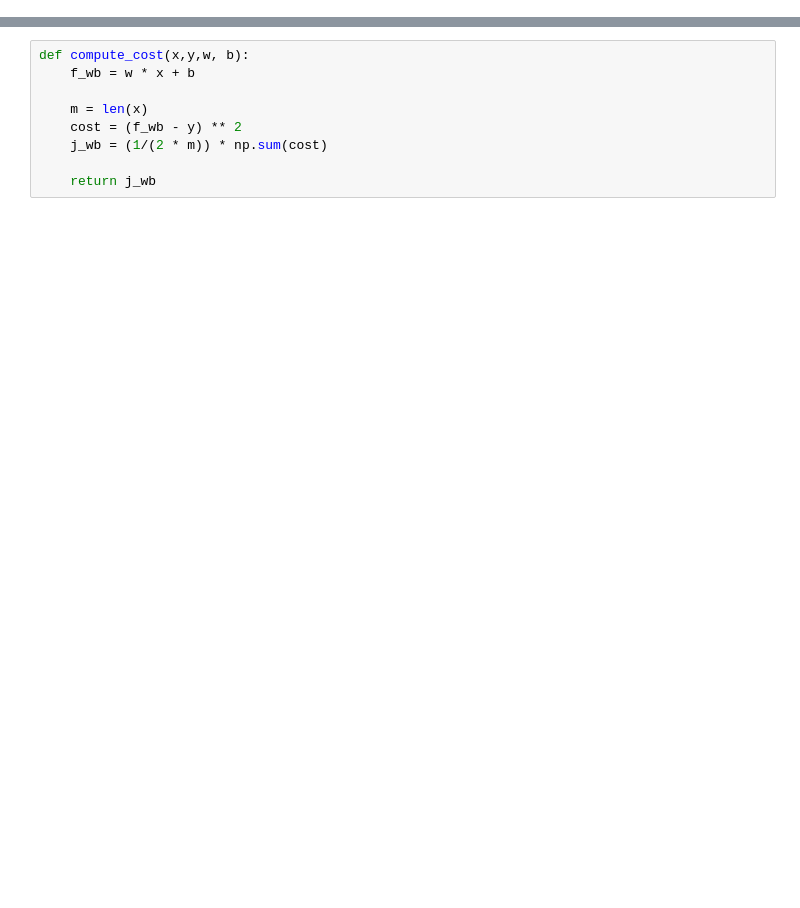
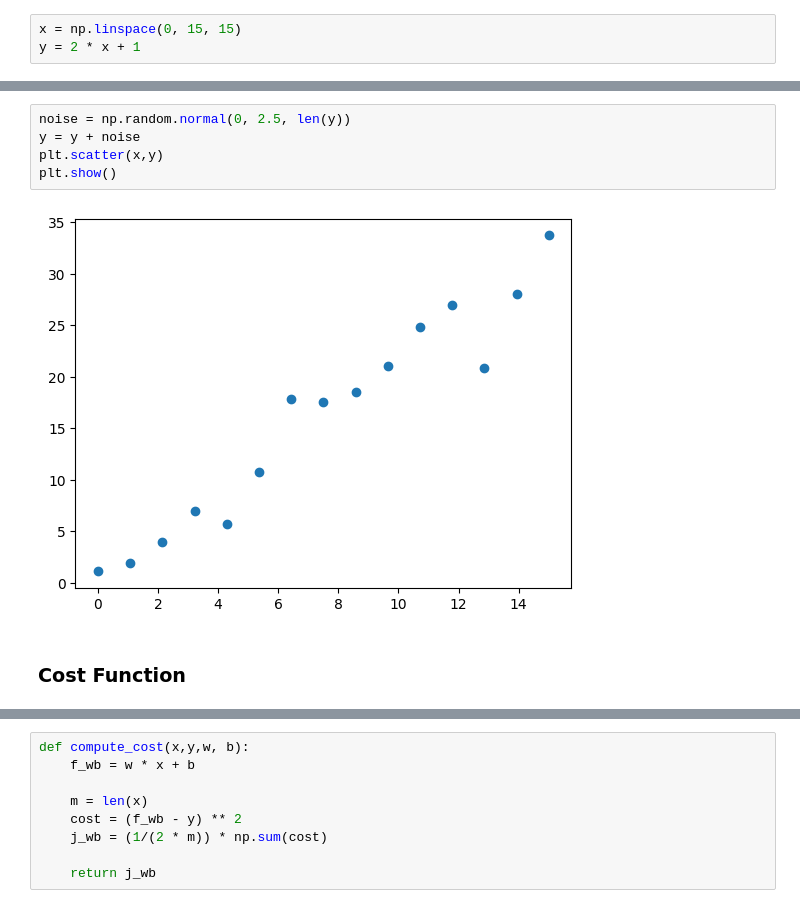
Before and after one commit to ivonnerubio/Supervised-ML, a Jupyter notebook: main.ipynb, the cells around one changed output, grey strips where cells are left out. Drawn from its saved outputs; the diff is of its cells as text; blank space fills up the shorter version.

```diff
--- a/main.ipynb
+++ b/main.ipynb
@@ -6,0 +19,3 @@ import random
+# %%
+x = np.linspace(0, 15, 15)
+y = 2 * x + 1
@@ -6,0 +31,9 @@ import random
+# %%
+noise = np.random.normal(0, 2.5, len(y))
+y = y + noise
+plt.scatter(x,y)
+plt.show()
+# %% [output]
+[figure, added]
+# %% [markdown]
+### Cost Function
```
Also changed, not shown: parts of 31 cells of this notebook, 19 other files.
